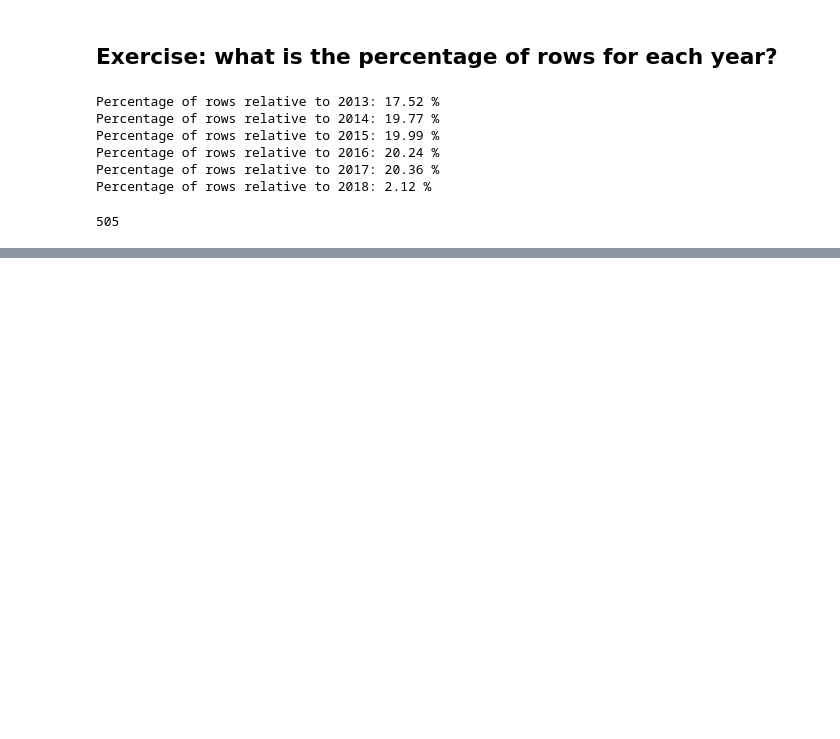
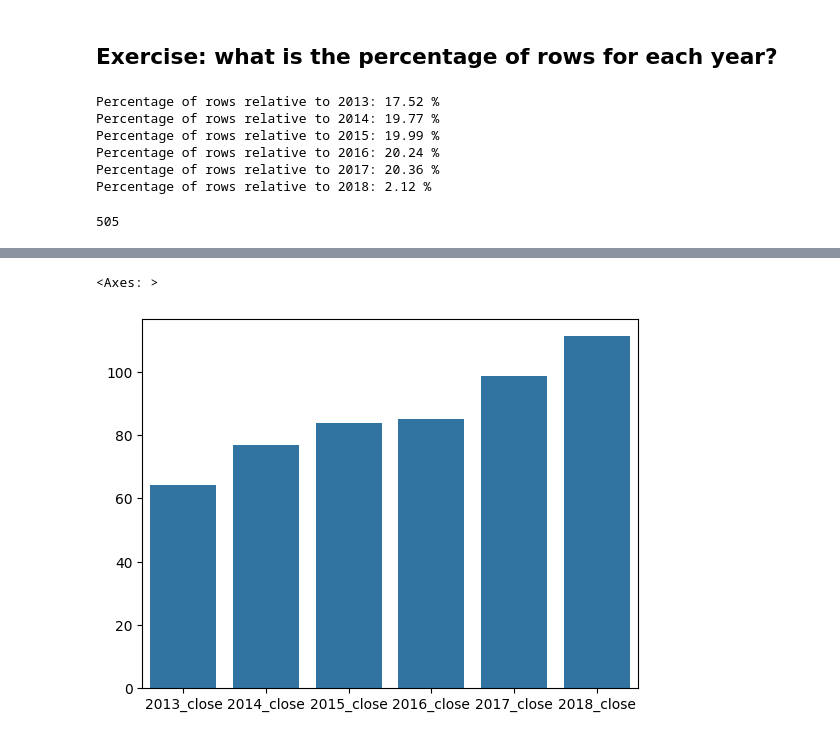
Before and after one commit to DARR97/Workshop_5_6, a Jupyter notebook: workshop_pratica.ipynb, the cells around one changed output, grey strips where cells are left out. Cells and saved outputs as stored; diff of their text form; code cells hidden in the pictures; blank space fills up the shorter version.

Commit message:
Adding plotting

```diff
--- a/workshop_pratica.ipynb
+++ b/workshop_pratica.ipynb
@@ -134,0 +145,8 @@ reformed_df.to_csv("data/processed_stock_data.csv")
+# %%
+yearly_average_df = reformed_df.mean(axis = 0)
+# %%
+import seaborn as sns
+sns.barplot(yearly_average_df, legend=False)
+# %% [output]
+<Axes: >
+[figure, added]
```
Also changed, not shown: parts of 10 cells of this notebook.
